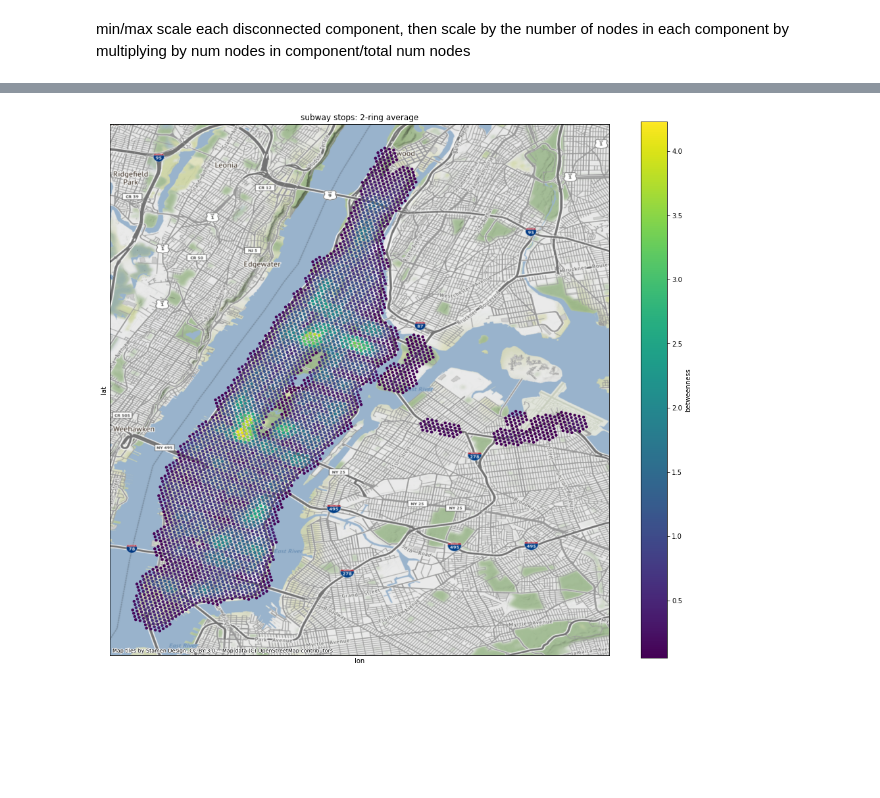
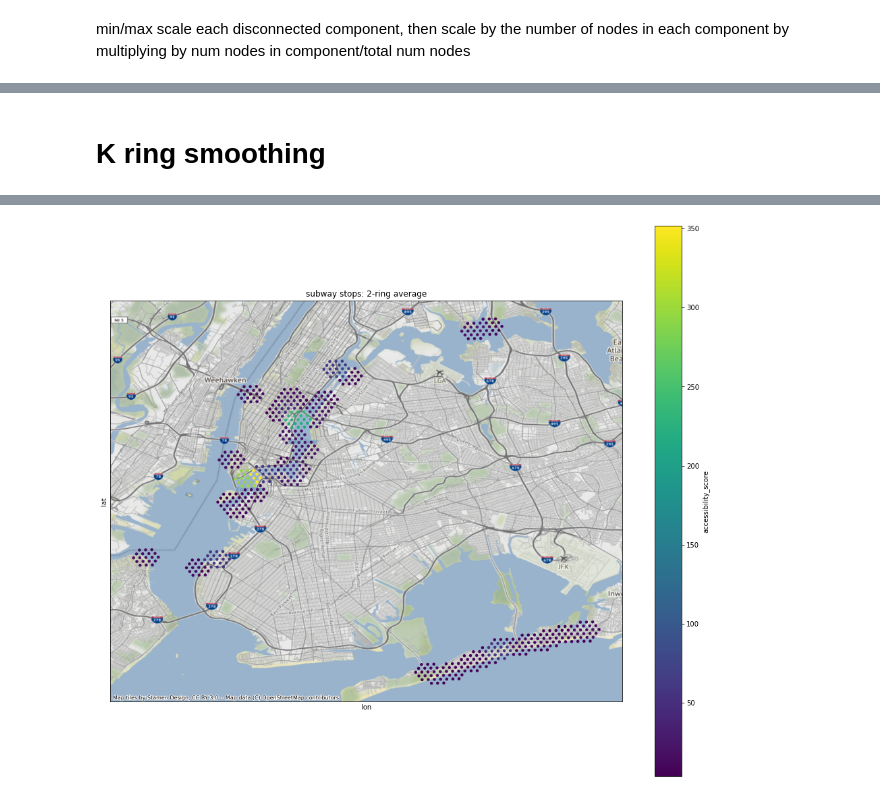
Before and after one commit to pmehler/us_transit_analysis, a Jupyter notebook: gtfs_to_networkx.ipynb, the cells around one changed output, grey strips where cells are left out. Drawn from its saved outputs; the diff is of its cells as text; code cells hidden in the pictures; blank space fills up the shorter version.

Commit message:
kring smoothing by route type

```diff
--- a/gtfs_to_networkx.ipynb
+++ b/gtfs_to_networkx.ipynb
@@ -216,2 +289,2 @@ betweenness_geo.columns = ['betweenness','lon','lat']
 # %%
-betweenness_geo
+betweenness_geo = betweenness_geo.join(stop_times[['stop_id','route_type']].set_index('stop_id'))
@@ -231,0 +308,11 @@ betweenness_geo
+# %%
+APERTURE_SIZE = 9
+hex_col = 'hex'+str(APERTURE_SIZE)
+metric_col = 'accessibility_score'
+
+# find hexs containing the points
+betweenness_geo[hex_col] = betweenness_geo.apply(lambda x: h3.geo_to_h3(x.lat,x.lon,APERTURE_SIZE),1)
+
+# sum accessibility grouped by route type and hex
+hex_df = pd.DataFrame(
+    betweenness_geo.groupby([hex_col,'route_type'])[metric_col].agg('sum')).reset_index()
@@ -231,0 +368,10 @@ betweenness_geo
+# %%
+fig, ax = plt.subplots(1, figsize=(12, 12))
+
+# pltot the hexs
+k_ring_all_types.plot.scatter(ax=ax, x='lon', y='lat', c=metric_col,
+                    edgecolors='none', colormap='viridis', marker='o', figsize=(17,15));
+plt.xticks([], []); plt.yticks([], [])
+plt.title('subway stops: 2-ring average');
+
+cx.add_basemap(ax=ax, crs="EPSG:4326")
@@ -232,10 +380,22 @@ betweenness_geo
 # %%
+# OLD
+
+
 APERTURE_SIZE = 10
 hex_col = 'hex'+str(APERTURE_SIZE)
+metric_col = 'accessibility_score'
 
 # find hexs containing the points
 betweenness_geo[hex_col] = betweenness_geo.apply(lambda x: h3.geo_to_h3(x.lat,x.lon,APERTURE_SIZE),1)
-hex_df = pd.DataFrame(betweenness_geo.groupby([hex_col])['betweenness'].agg('sum')).reset_index()
+
+# we take the average accessibility score when aggregating the stops in each hex bin
+# if you already live near a super central stop, then it doesnt matter how many
+# if we sum, we are saying that there is only gain to live next to multiple stops
+# assuming that most public transportation is designed to bring people to different places
+# living next to two stops probably gives you asccess to two different places
+# a better analysis might only sum when two stops are no on the same route.
+hex_df = pd.DataFrame(
+    betweenness_geo.groupby([hex_col])[metric_col].agg('mean')).reset_index()
 
 #find center of hex for visualization
 hex_df['lat'] = hex_df[hex_col].apply(lambda x: h3.h3_to_geo(x)[0])
@@ -287,0 +425,2 @@ stops_kring
+# %% [markdown]
+# K ring smoothing
@@ -288,13 +440,15 @@ stops_kring
 # %%
 #kring_smoothing
+# if you smooth in sections, you'll have to do a final smoothing at the end
+# CURRENTLY IT SMOOTHS OUT IN A UNIFORM WAY, SHOULD CONVERT TO GAUSSIAN AS YOU GO OUT IN RINGS FROM CENTER
 k = 2
-stops_kring= kring_smoothing(hex_df, hex_col, metric_col='betweenness', k=k)
-print('sum sanity check:', stops_kring['betweenness'].sum() / hex_df['betweenness'].sum())
+stops_kring= kring_smoothing(hex_df, hex_col, metric_col=metric_col, k=k)
+print('sum sanity check:', stops_kring[metric_col].sum() / hex_df[metric_col].sum())
 
 fig, ax = plt.subplots(1, figsize=(12, 12))
 
 # pltot the hexs
-stops_kring.plot.scatter(ax=ax, x='lon', y='lat', c='betweenness',
+stops_kring.plot.scatter(ax=ax, x='lon', y='lat', c=metric_col,
                     edgecolors='none', colormap='viridis', marker='o', figsize=(17,15));
 plt.xticks([], []); plt.yticks([], [])
 plt.title('subway stops: 2-ring average');
@@ -305 +459 @@ sum sanity check: 1.0
-[figure, old version]
+[figure, new version]
```
Also changed, not shown: parts of 49 cells of this notebook.
